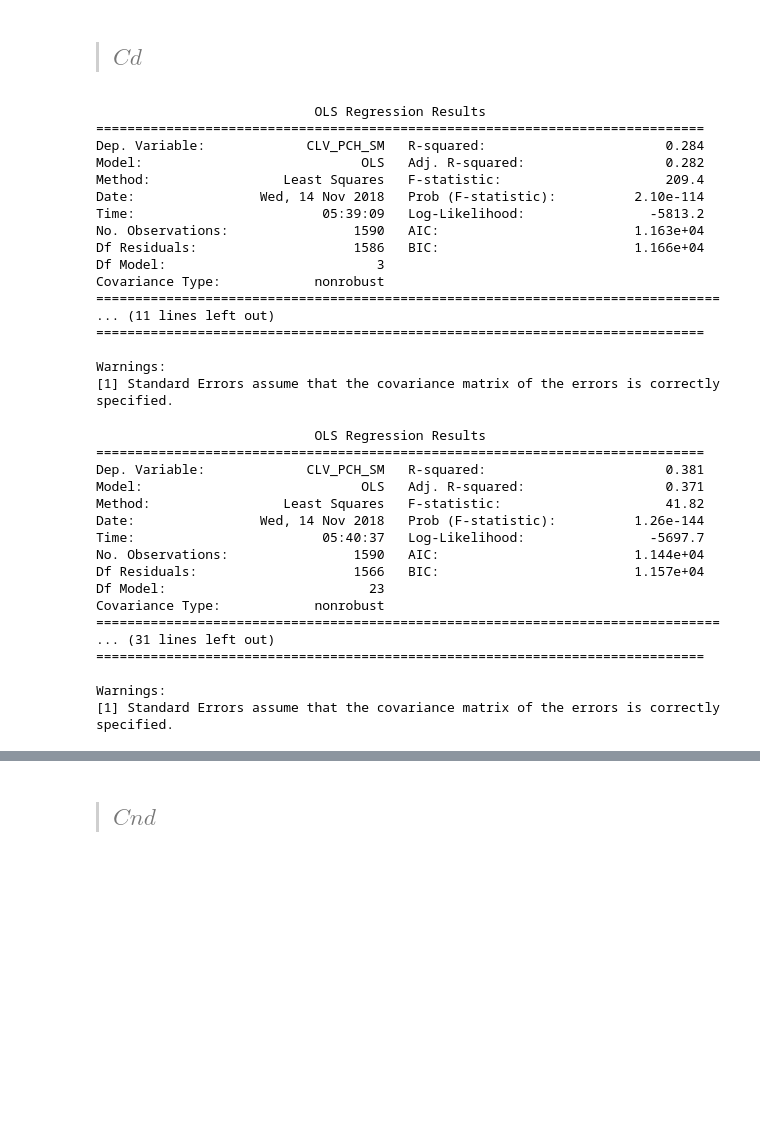
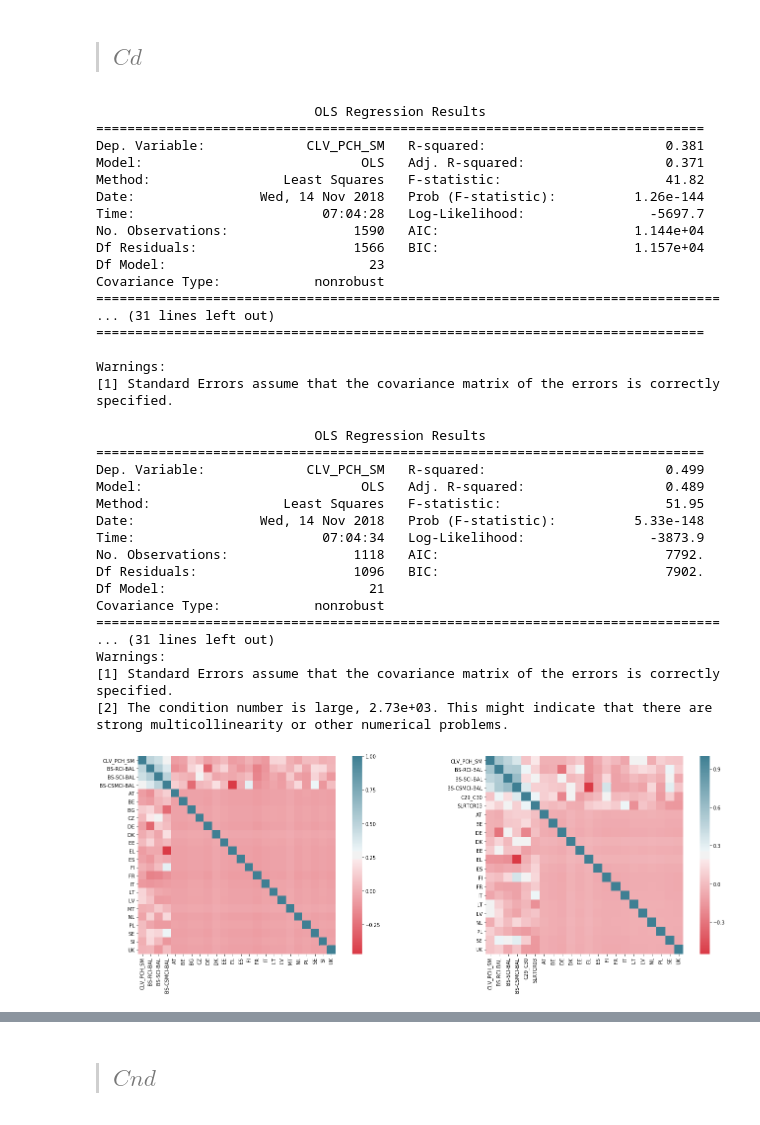
Before and after one commit to boturon/NovaSBE_Courses, a Jupyter notebook: 1107_macroeconomic-policies/assignment/pred-gdp/data.ipynb, the cells around one changed output, grey strips where cells are left out. Drawn from its saved outputs; the diff is of its cells as text; code cells hidden in the pictures; blank space fills up the shorter version.

```diff
--- a/1107_macroeconomic-policies/assignment/pred-gdp/data.ipynb
+++ b/1107_macroeconomic-policies/assignment/pred-gdp/data.ipynb
@@ -107,7 +108,7 @@ OECD = OECD()
 # %% [markdown]
 >## $Cd$
 # %%
-def Cd(model_variables=[], all_boolean=False, country_dummies=True):
+def Cd(model_variables=[], version=0, all_boolean=False, country_dummies=True):
     df_in = pd.DataFrame(sorted(list(set(namq_10_fcs.ID))), columns=["ID"])
 
     ###########################################################################################
@@ -186,7 +187,8 @@ def Cd(model_variables=[], all_boolean=False, country_dummies=True):
     ###########################################################################################
 
     # Save
-    Cd.to_csv("./Cd.csv")
+    if version != 0:
+        Cd.to_csv("./regressions/Cd"+str(version)+".csv")
 
     ###########################################################################################
 
@@ -195,44 +197,55 @@ def Cd(model_variables=[], all_boolean=False, country_dummies=True):
     y = Cd.loc[:, "CLV_PCH_SM"].copy()
     results = sm.OLS(y, X).fit()
     print(results.summary())
+
+    return(Cd)
 # %%
-Cd(["BS-RCI-BAL", "BS-SCI-BAL", "BS-CSMCI-BAL"])
+Cd1 = Cd(["BS-RCI-BAL", "BS-SCI-BAL", "BS-CSMCI-BAL"], 1)
 # %% [output]
                             OLS Regression Results
 ==============================================================================
-Dep. Variable:             CLV_PCH_SM   R-squared:                       0.284
-Model:                            OLS   Adj. R-squared:                  0.282
-Method:                 Least Squares   F-statistic:                     209.4
-Date:                Wed, 14 Nov 2018   Prob (F-statistic):          2.10e-114
-Time:                        05:39:09   Log-Likelihood:                -5813.2
-No. Observations:                1590   AIC:                         1.163e+04
-Df Residuals:                    1586   BIC:                         1.166e+04
-Df Model:                           3
+Dep. Variable:             CLV_PCH_SM   R-squared:                       0.381
+Model:                            OLS   Adj. R-squared:                  0.371
+Method:                 Least Squares   F-statistic:                     41.82
+Date:                Wed, 14 Nov 2018   Prob (F-statistic):          1.26e-144
+Time:                        07:04:28   Log-Likelihood:                -5697.7
+No. Observations:                1590   AIC:                         1.144e+04
+Df Residuals:                    1566   BIC:                         1.157e+04
+Df Model:                          23
 Covariance Type:            nonrobust
 ================================================================================
-... (11 lines left out)
+... (31 lines left out)
 ==============================================================================
 
 Warnings:
 [1] Standard Errors assume that the covariance matrix of the errors is correctly specified.
 # %%
-Cd(["BS-RCI-BAL", "BS-SCI-BAL", "BS-CSMCI-BAL"])
+Cd2 = Cd(["BS-RCI-BAL", "BS-SCI-BAL", "BS-CSMCI-BAL", "SLRTCR03", "C29_C30"], 2)
 # %% [output]
                             OLS Regression Results
 ==============================================================================
-Dep. Variable:             CLV_PCH_SM   R-squared:                       0.381
-Model:                            OLS   Adj. R-squared:                  0.371
-Method:                 Least Squares   F-statistic:                     41.82
-Date:                Wed, 14 Nov 2018   Prob (F-statistic):          1.26e-144
-Time:                        05:40:37   Log-Likelihood:                -5697.7
-No. Observations:                1590   AIC:                         1.144e+04
-Df Residuals:                    1566   BIC:                         1.157e+04
-Df Model:                          23
+Dep. Variable:             CLV_PCH_SM   R-squared:                       0.499
+Model:                            OLS   Adj. R-squared:                  0.489
+Method:                 Least Squares   F-statistic:                     51.95
+Date:                Wed, 14 Nov 2018   Prob (F-statistic):          5.33e-148
+Time:                        07:04:34   Log-Likelihood:                -3873.9
+No. Observations:                1118   AIC:                             7792.
+Df Residuals:                    1096   BIC:                             7902.
+Df Model:                          21
 Covariance Type:            nonrobust
 ================================================================================
 ... (31 lines left out)
-==============================================================================
-
 Warnings:
 [1] Standard Errors assume that the covariance matrix of the errors is correctly specified.
+[2] The condition number is large, 2.73e+03. This might indicate that there are
+strong multicollinearity or other numerical problems.
+# %%
+f, axes = plt.subplots(1, 2, figsize=(20, 7)); axes = axes.flatten()
+sns.heatmap(Cd1.corr(), mask=np.zeros_like(Cd1.corr(), dtype=np.bool),
+            cmap=sns.diverging_palette(10, 220, as_cmap=True),square=True, ax=axes[0]);
+sns.heatmap(Cd2.corr(), mask=np.zeros_like(Cd2.corr(), dtype=np.bool),
+            cmap=sns.diverging_palette(10, 220, as_cmap=True),square=True, ax=axes[1])
+plt.tight_layout();
+# %% [output]
+[figure, added]
 # %%
```
Also changed, not shown: parts of 16 cells of this notebook, 9 other files.
